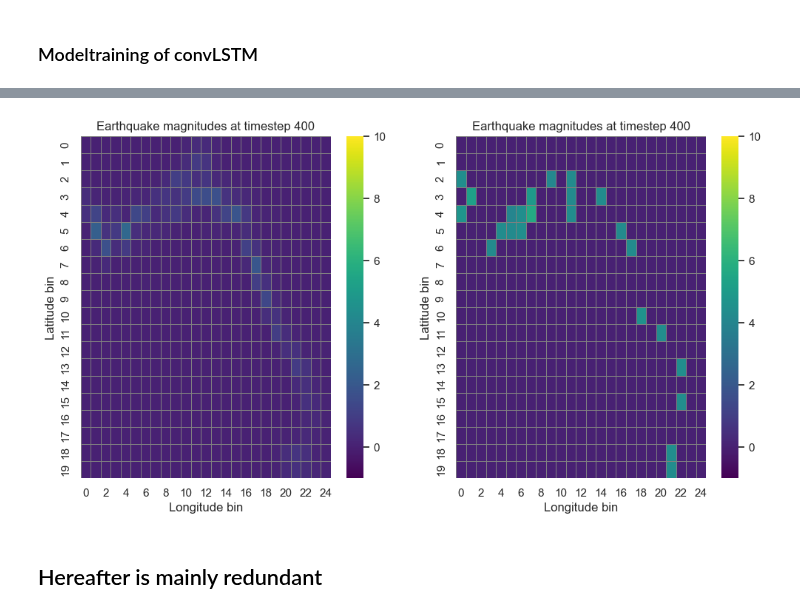
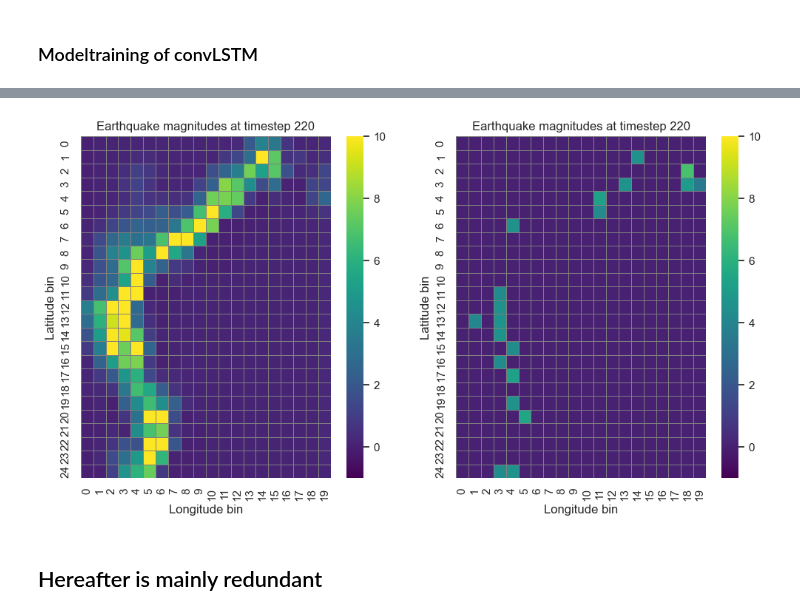
Before and after one commit to TheTrueSquirrel/thesis_spring_2023, a Jupyter notebook: sketch3.ipynb, the cells around one changed output, grey strips where cells are left out. Saved outputs shown, nothing was run; the diff lists cells and outputs as text; code cells hidden in the pictures.

```diff
--- a/sketch3.ipynb
+++ b/sketch3.ipynb
@@ -742,7 +738,7 @@ import numpy as np
 import pandas as pd
 
 # Choose frequency and binsize
-freq = 'M'
+freq = 'W'
 binsize = 2
 
 # Load earthquake data into a pandas DataFrame
@@ -886,8 +874,9 @@ input = layers.Input(shape=(X_train.shape[1:]))
 
 # We will construct 3 `ConvLSTM2D` layers with batch normalization,
 # followed by a `Conv3D` layer for the spatiotemporal outputs.
+"""
 x = layers.ConvLSTM2D(
-    filters=12,
+    filters=6,
     kernel_size=(5, 5),
     padding="same",
     return_sequences=True,
@@ -895,16 +884,17 @@ x = layers.ConvLSTM2D(
 )(input)
 x = layers.BatchNormalization()(x)
 x = layers.ConvLSTM2D(
-    filters=12,
+    filters=6,
     kernel_size=(3, 3),
     padding="same",
     return_sequences=True,
     activation="relu",
 )(x)
-x = layers.BatchNormalization()(x)
+"""
+x = layers.BatchNormalization()(input)
 x = layers.ConvLSTM2D(
-    filters=12,
-    kernel_size=(1, 1),
+    filters=24,
+    kernel_size=(3, 3),
     padding="same",
     return_sequences=False,
     activation="relu",
@@ -918,7 +908,7 @@ x = layers.Conv3D(
 """
 # Next, we will build the complete model and compile it.
 model = keras.models.Model(input, x)
-model.compile(loss=keras.losses.mean_squared_error, optimizer=keras.optimizers.Adam())
+model.compile(loss=keras.losses.mean_squared_error, optimizer=keras.optimizers.Adam(learning_rate=0.001))
 # print(model.summary())
 # %% [markdown]
 ### Modeltraining of convLSTM
@@ -966,34 +956,34 @@ y_pred = model.predict(X_test)
 # %%
 import seaborn as sns
 import matplotlib.pyplot as plt
 
 # Choose timesteps to plot
-timestep = 400
+timestep = 220
 
 # Extract the data for the chosen timesteps from the tensor
-data1 = y_pred[timestep, 0, :, :, 0]
+data1 = y_pred[timestep, 0, :, :, 0] * 10
 data2 = y_test[timestep, 0, :, :, 0]
 
 # Create a figure with two subplots
 fig, (ax1, ax2) = plt.subplots(ncols=2, figsize=(12, 6))
 
 # Plot the data in each subplot
 sns.heatmap(data1, cmap='viridis', vmin=-1, vmax=10, linewidths=0.5, linecolor='grey', annot=False, ax=ax1)
 sns.heatmap(data2, cmap='viridis', vmin=-1, vmax=10, linewidths=0.5, linecolor='grey', annot=False, ax=ax2)
 
 # Set the plot titles and axis labels
 ax1.set_title(f'Earthquake magnitudes at timestep {timestep}')
 ax1.set_xlabel('Longitude bin')
 ax1.set_ylabel('Latitude bin')
 
 ax2.set_title(f'Earthquake magnitudes at timestep {timestep}')
 ax2.set_xlabel('Longitude bin')
 ax2.set_ylabel('Latitude bin')
 
 # Show the plot
 plt.show()
 # %% [output]
-[figure, old version]
+[figure, new version]
 # %% [markdown]
 ## Hereafter is mainly redundant
 # %%
```
Also changed, not shown: parts of 8 cells of this notebook.
